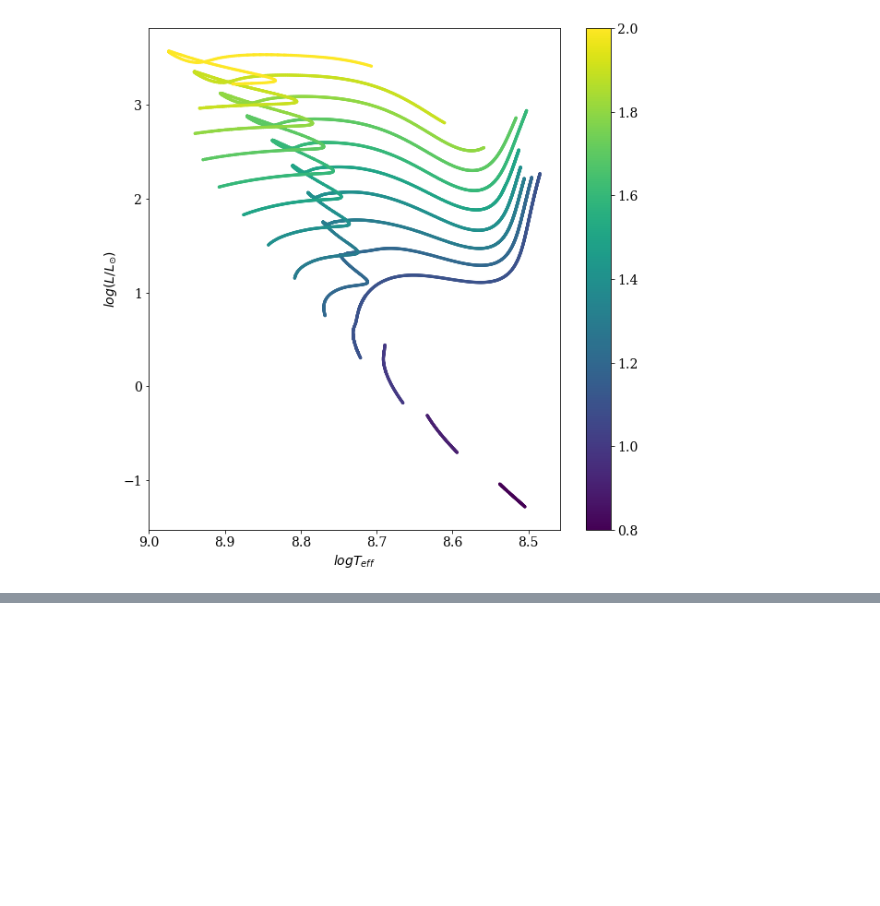
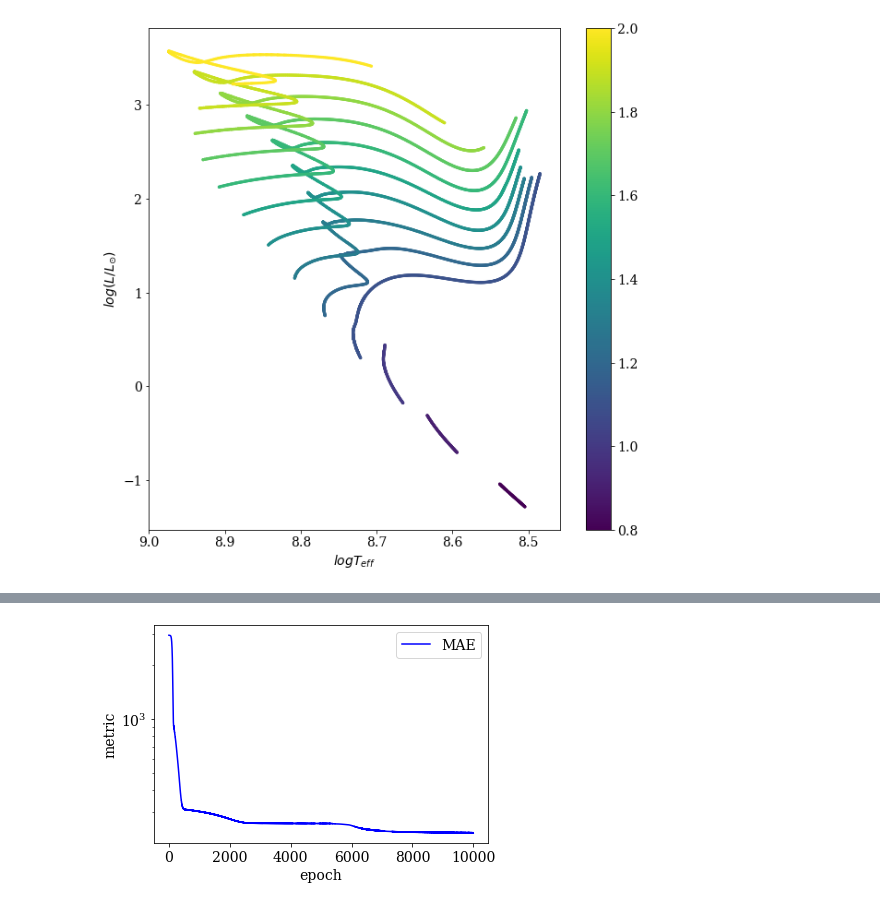
Before and after one commit to Harry-Westwood/Y4-Project-InterNeuralStellar, a Jupyter notebook: Hin's_files/grid01.ipynb, the cells around one changed output, grey strips where cells are left out. Cells and saved outputs as stored; diff of their text form; code cells hidden in the pictures; blank space fills up the shorter version.

Commit message:
Grid NN: now with a functional but poorly fitting NN

```diff
--- a/Hin's_files/grid01.ipynb
+++ b/Hin's_files/grid01.ipynb
@@ -64,0 +174,23 @@ False
+# %%
+epoch_no=10000
+class showProgress(keras.callbacks.Callback):
+    def on_epoch_end(self, epoch, logs):
+        if epoch % int(epoch_no/100) == 0:
+            percent= int(np.round((epoch/int(epoch_no/100)),0))
+            time=datetime.now()
+            time_lapsed = (time-start_time)
+            print(str(percent)+'% | epoch='+str(epoch)+'/'+str(epoch_no)+' | now='+str(time)[:-7]+
+                  ' | time lapsed='+str(time_lapsed)[:-7]+' | loss='+str(np.round(logs['loss'],5)))
+logdir = "logs\\" + datetime.now().strftime("%Y%m%d-%H%M%S")
+#logdir='logs'
+tensorboard_callback = keras.callbacks.TensorBoard(log_dir=logdir)
+
+start_time=datetime.now()
+history=m1.fit(np.array(x_in).T,np.array(y_out).T,
+                  epochs=epoch_no,
+                  batch_size=len(x_in[0]),
+                  validation_split=0.10,
+                  verbose=0,
+                  callbacks=[showProgress()])
+print('training done! now='+str(datetime.now())+' | Time lapsed='+str(datetime.now()-start_time))
+m1.save('small_grid_model.h5')
@@ -64,0 +215,16 @@ False
+# %%
+epoch = history.epoch
+hist=history.history
+#MAE,MSE,valMAE,valMSE=hist['MAE'],hist['MSE'],hist['val_MAE'],hist['val_MSE']
+MAE=hist['loss']
+plt.plot(epoch,MAE,'b-',label='MAE')
+#plt.plot(epoch,MSE,'b--',label='MSE')
+#plt.plot(epoch,valMAE,'r-',label='valMAE')
+#plt.plot(epoch,valMSE,'r--',label='valMSE')
+plt.yscale('log')
+plt.xlabel('epoch')
+plt.ylabel('metric')
+plt.legend()
+plt.show()
+# %% [output]
+[figure, added]
```
Also changed, not shown: parts of 5 cells of this notebook.
